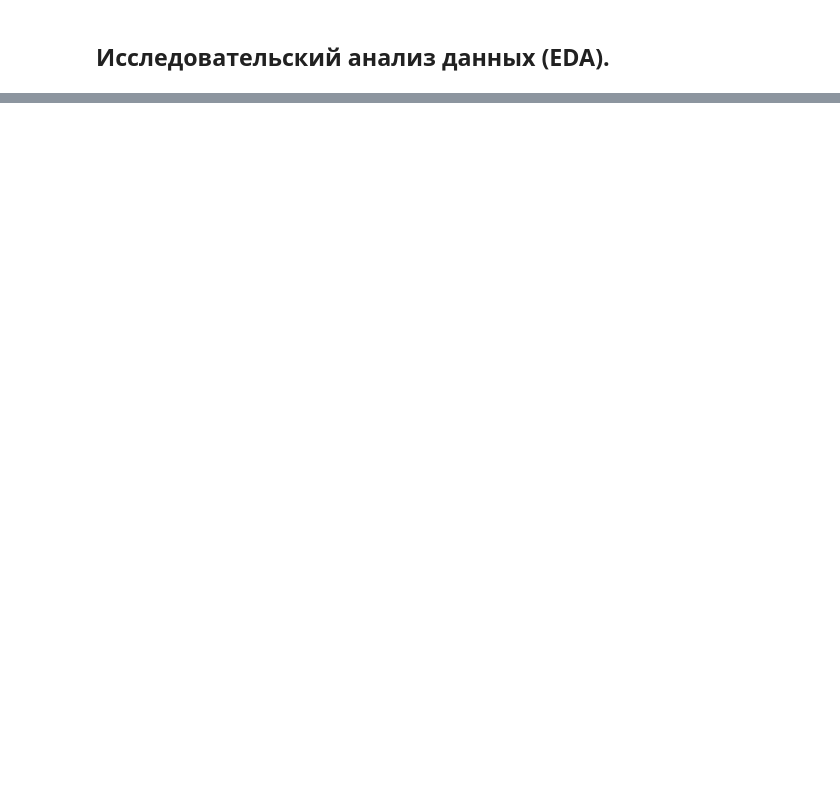
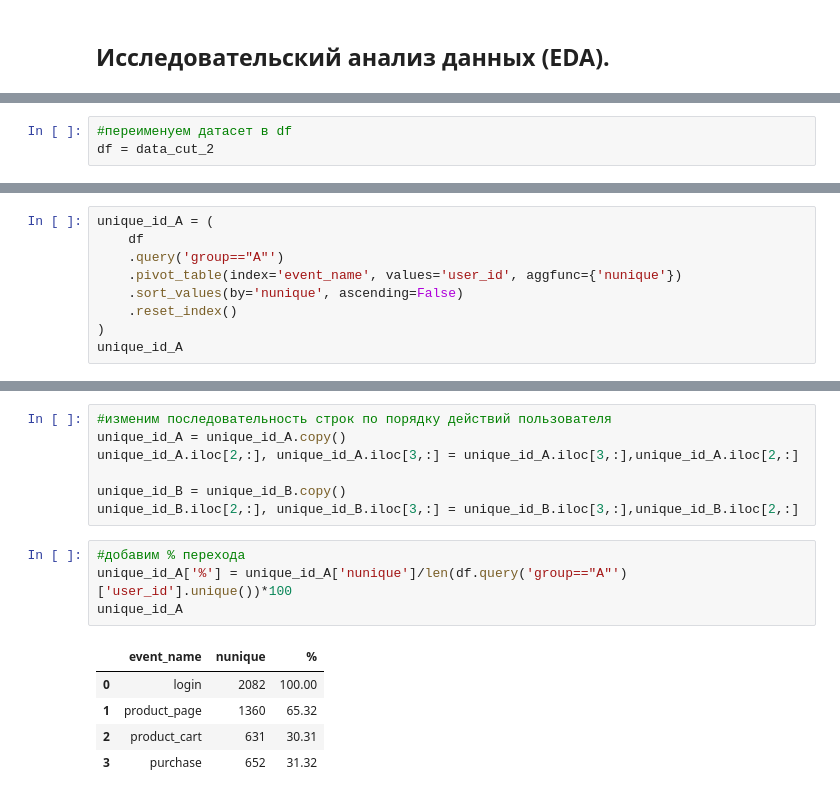
Before and after one commit to akirionenko/senior_progect, a Jupyter notebook: AB_test.ipynb, the cells around one changed output, grey strips where cells are left out. Saved outputs shown, nothing was run; the diff lists cells and outputs as text; blank space fills up the shorter version.

```diff
--- a/AB_test.ipynb
+++ b/AB_test.ipynb
@@ -571,0 +635,3 @@ print(
+# %%
+#переименуем датасет в df
+df = data_cut_2
@@ -571,0 +640,9 @@ print(
+# %%
+unique_id_A = (
+    df
+    .query('group=="A"')
+    .pivot_table(index='event_name', values='user_id', aggfunc={'nunique'})
+    .sort_values(by='nunique', ascending=False)
+    .reset_index()
+)
+unique_id_A
@@ -571,0 +670,17 @@ print(
+# %%
+#изменим последовательность строк по порядку действий пользователя
+unique_id_A = unique_id_A.copy()
+unique_id_A.iloc[2,:], unique_id_A.iloc[3,:] = unique_id_A.iloc[3,:],unique_id_A.iloc[2,:]
+
+unique_id_B = unique_id_B.copy()
+unique_id_B.iloc[2,:], unique_id_B.iloc[3,:] = unique_id_B.iloc[3,:],unique_id_B.iloc[2,:]
+# %%
+#добавим % перехода
+unique_id_A['%'] = unique_id_A['nunique']/len(df.query('group=="A"')['user_id'].unique())*100
+unique_id_A
+# %% [output]
+|  | event_name | nunique | % |
+| 0 | login | 2082 | 100.00 |
+| 1 | product_page | 1360 | 65.32 |
+| 2 | product_cart | 631 | 30.31 |
+| 3 | purchase | 652 | 31.32 |
```
Also changed, not shown: parts of 23 cells of this notebook.
